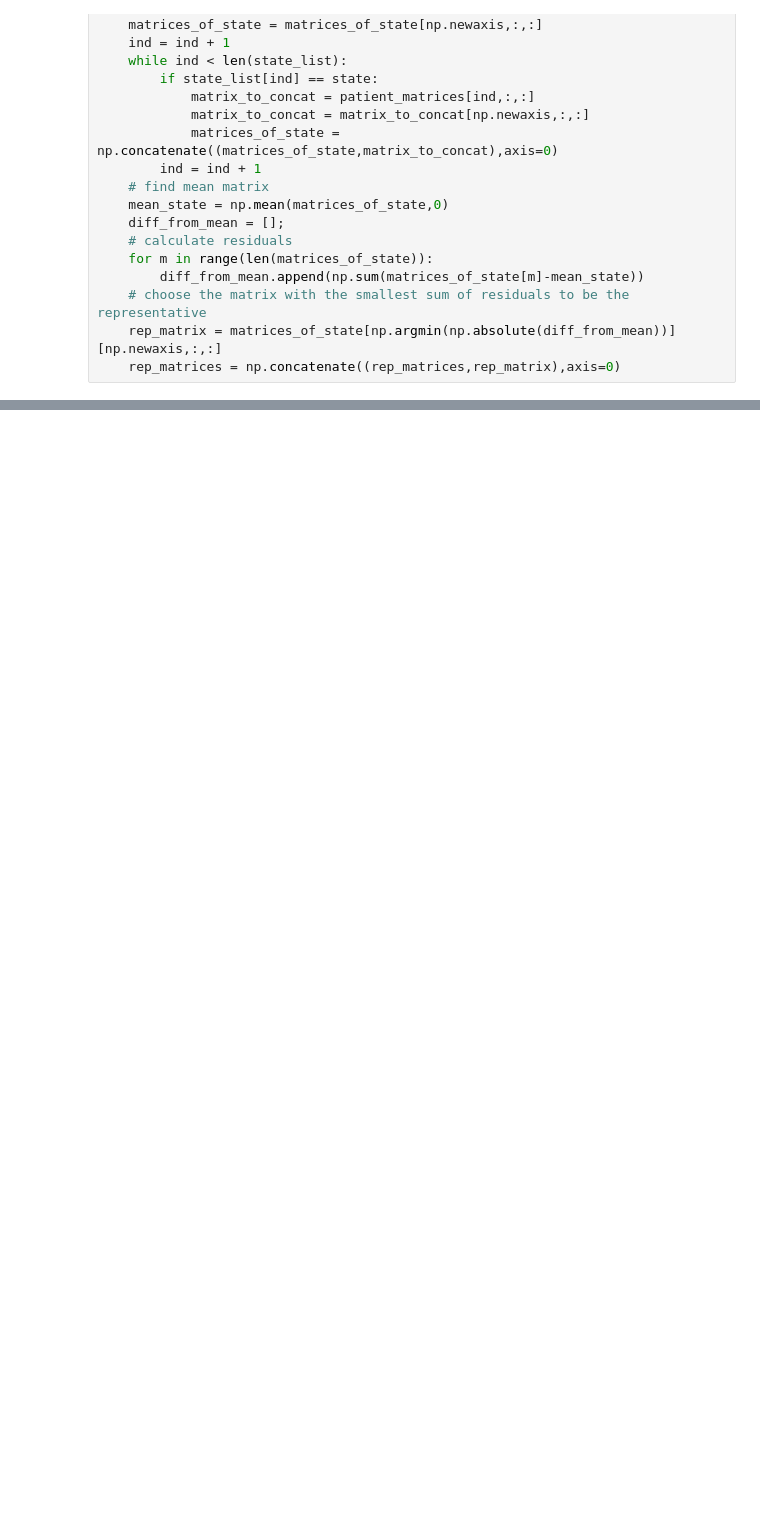
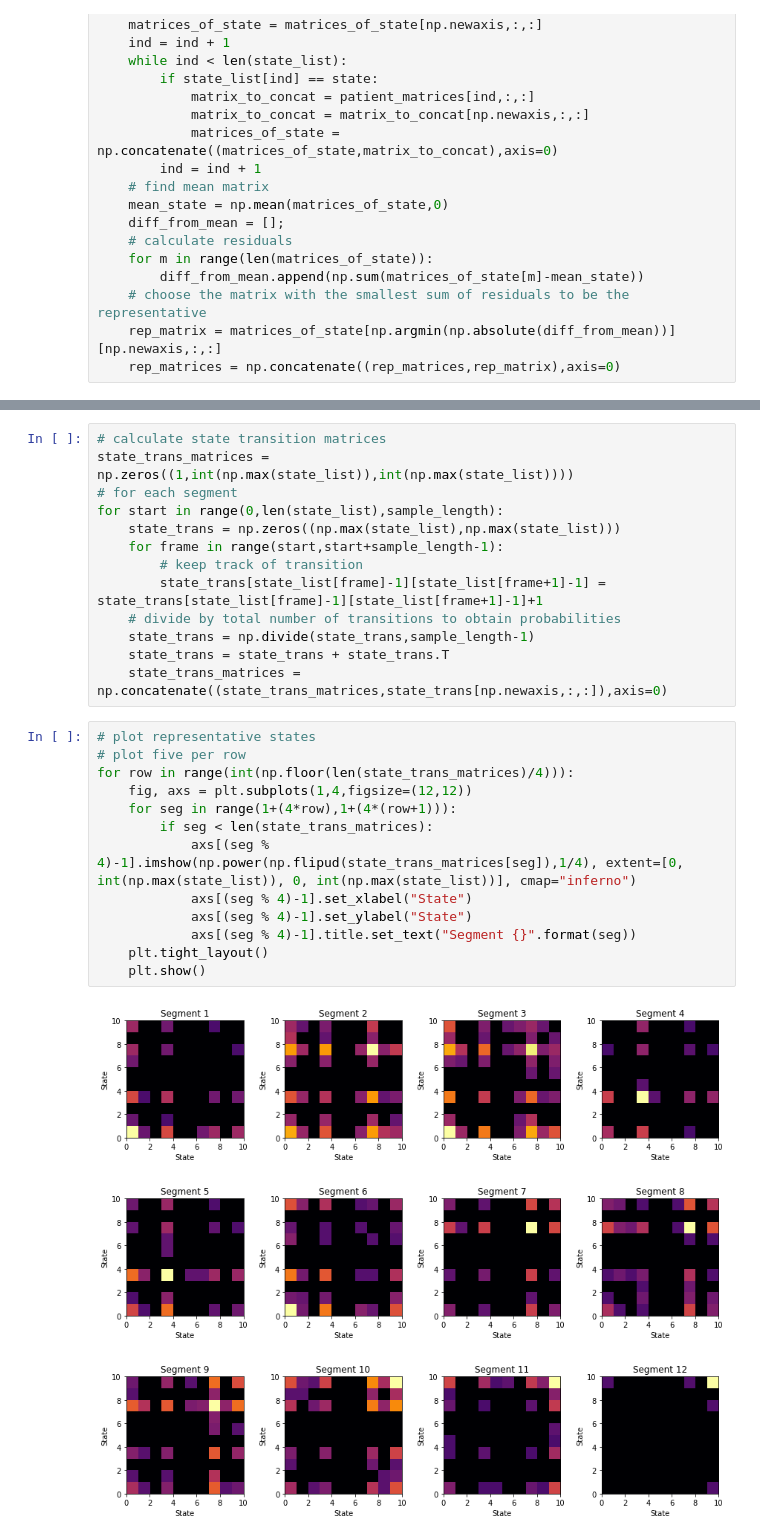
Before and after one commit to ianzyong/network-states, a Jupyter notebook: notebooks/HUP116_configuration.ipynb, the cells around one changed output, grey strips where cells are left out. Cells and saved outputs as stored; diff of their text form; blank space fills up the shorter version.

```diff
--- a/notebooks/HUP116_configuration.ipynb
+++ b/notebooks/HUP116_configuration.ipynb
@@ -253,0 +254,30 @@ for row in range(int(np.floor(np.max(config_comm)/5))):
+# %%
+# calculate state transition matrices
+state_trans_matrices = np.zeros((1,int(np.max(state_list)),int(np.max(state_list))))
+# for each segment
+for start in range(0,len(state_list),sample_length):
+    state_trans = np.zeros((np.max(state_list),np.max(state_list)))
+    for frame in range(start,start+sample_length-1):
+        # keep track of transition
+        state_trans[state_list[frame]-1][state_list[frame+1]-1] = state_trans[state_list[frame]-1][state_list[frame+1]-1]+1
+    # divide by total number of transitions to obtain probabilities
+    state_trans = np.divide(state_trans,sample_length-1)
+    state_trans = state_trans + state_trans.T
+    state_trans_matrices = np.concatenate((state_trans_matrices,state_trans[np.newaxis,:,:]),axis=0)
+# %%
+# plot representative states
+# plot five per row
+for row in range(int(np.floor(len(state_trans_matrices)/4))):
+    fig, axs = plt.subplots(1,4,figsize=(12,12))
+    for seg in range(1+(4*row),1+(4*(row+1))):
+        if seg < len(state_trans_matrices):
+            axs[(seg % 4)-1].imshow(np.power(np.flipud(state_trans_matrices[seg]),1/4), extent=[0, int(np.max(state_list)), 0, int(np.max(state_list))], cmap="inferno")
+            axs[(seg % 4)-1].set_xlabel("State")
+            axs[(seg % 4)-1].set_ylabel("State")
+            axs[(seg % 4)-1].title.set_text("Segment {}".format(seg))
+    plt.tight_layout()
+    plt.show()
+# %% [output]
+[figure, added]
+[figure, added]
+[figure, added]
```
Also changed, not shown: parts of 1 cell of this notebook.
